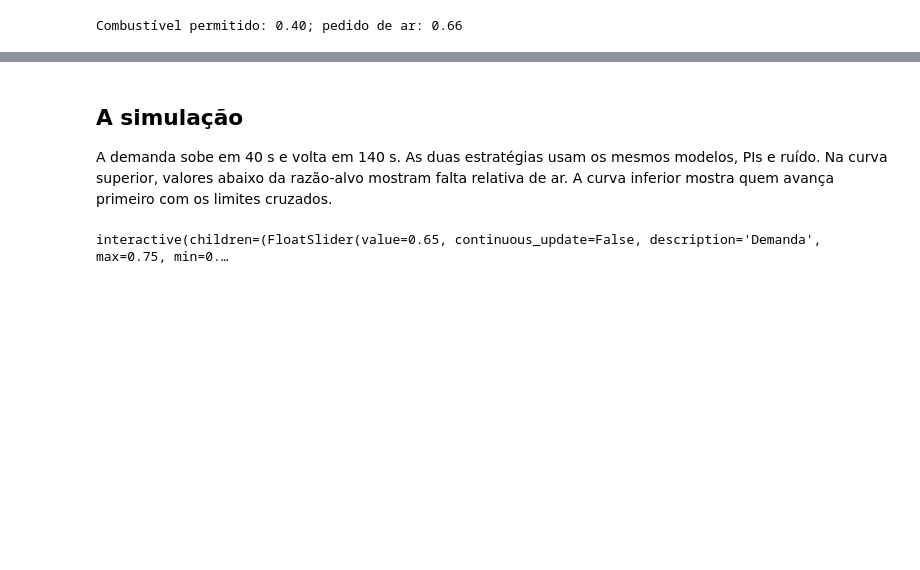
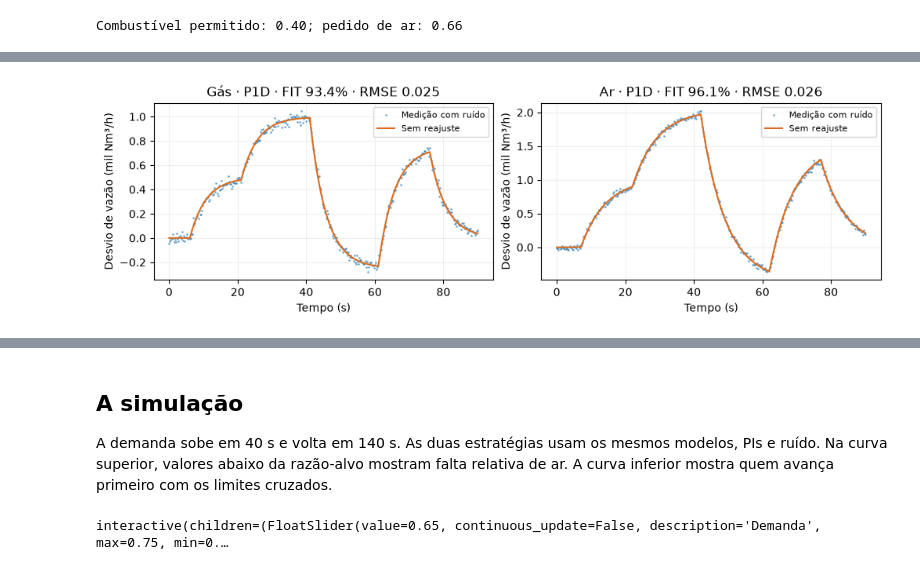
Before and after one commit to The-Celestino/ENGF96-toolbox-controle-avancado, a Jupyter notebook: estrategias/03_razao_limites_cruzados/toolbox.ipynb, the cells around one changed output, grey strips where cells are left out. Saved outputs shown, nothing was run; the diff lists cells and outputs as text; code cells hidden in the pictures; blank space fills up the shorter version.

```diff
--- a/estrategias/03_razao_limites_cruzados/toolbox.ipynb
+++ b/estrategias/03_razao_limites_cruzados/toolbox.ipynb
@@ -63,11 +84,3 @@ def resposta_modelo(tempo, entrada, parametros):
         decorrido = np.maximum(tempo - tempo[indice] - atraso, 0)
         saida += ganho * variacoes[indice] * (1 - np.exp(-decorrido / constante))
     return saida
-# %%
-tempo_ensaio = np.arange(0, 60.1, 0.2)
-entrada_ensaio = np.where(tempo_ensaio >= 5, 5.0, 0.0)  # Degrau de 5 pontos percentuais.
-desvio_ruido = 0.025
-gerador = np.random.default_rng(37)
-medicoes_ensaio = np.array([resposta_modelo(tempo_ensaio, entrada_ensaio, modelo)
-                           + gerador.normal(0, desvio_ruido, len(tempo_ensaio))
-                           for modelo in modelos])
@@ -125,0 +188,4 @@ Normalizo os ganhos antes de usar o PI no painel.
+# %%
+candidatos = {canal: {f'P{ordem}D': identificar_modelo(ensaios[canal]['ajuste'], ordem)
+                       for ordem in (1, 2, 3)} for canal in canais}
+print('Ajustar somente os dados do primeiro ensaio.')
@@ -125,0 +199,21 @@ Normalizo os ganhos antes de usar o PI no painel.
+# %%
+def escolher_modelo(candidatos, ensaio_escolha, tolerancia=1.0):
+    ajustes = {nome: avaliar_modelo(modelo, ensaio_escolha)[0]
+               for nome, modelo in candidatos.items()}
+    melhor = max(ajustes.values())
+    elegiveis = [nome for nome in candidatos if ajustes[nome] >= melhor - tolerancia]
+    return min(elegiveis, key=lambda nome: (candidatos[nome]['parametros'], -ajustes[nome]))
+
+def reduzir_modelo(modelo):
+    return np.array([modelo['ganho'], np.sum(modelo['constantes']), modelo['atraso']])
+
+selecionados = {canal: escolher_modelo(candidatos[canal], ensaios[canal]['escolha'])
+                for canal in canais}
+print(f'{"Canal":<20} {"Modelo":<8} {"Parâmetros":>10} {"FIT escolha":>12}  Seleção')
+for canal, nome in zip(canais, nomes):
+    for estrutura, modelo in candidatos[canal].items():
+        ajuste, _ = avaliar_modelo(modelo, ensaios[canal]['escolha'])
+        marca = '← parcimonioso' if estrutura == selecionados[canal] else ''
+        print(f'{nome:<20} {estrutura:<8} {modelo["parametros"]:>10} {ajuste:>11.2f}%  {marca}')
+estimativas = np.array([reduzir_modelo(candidatos[canal][selecionados[canal]])
+                        for canal in canais])
@@ -125,0 +233,14 @@ Normalizo os ganhos antes de usar o PI no painel.
+# %%
+figura, eixos = plt.subplots(1, 2, figsize=(10, 3), constrained_layout=True)
+for canal, nome, eixo in zip(canais, nomes, eixos):
+    ensaio = ensaios[canal]['validacao']
+    modelo = candidatos[canal][selecionados[canal]]
+    ajuste, rmse = avaliar_modelo(modelo, ensaio)
+    eixo.plot(ensaio[0], ensaio[2], '.', ms=2, alpha=0.5, label='Medição com ruído')
+    eixo.plot(ensaio[0], prever_modelo(modelo, ensaio), color='#db6b20', label='Sem reajuste')
+    eixo.set(title=f'{nome} · {selecionados[canal]} · FIT {ajuste:.1f}% · RMSE {rmse:.3f}',
+             xlabel=unidade_tempo, ylabel=unidade_saida)
+    eixo.legend(fontsize=8)
+plt.show()
+# %% [output]
+[figure, added]
```
Also changed, not shown: parts of 27 cells of this notebook, 39 other files.
